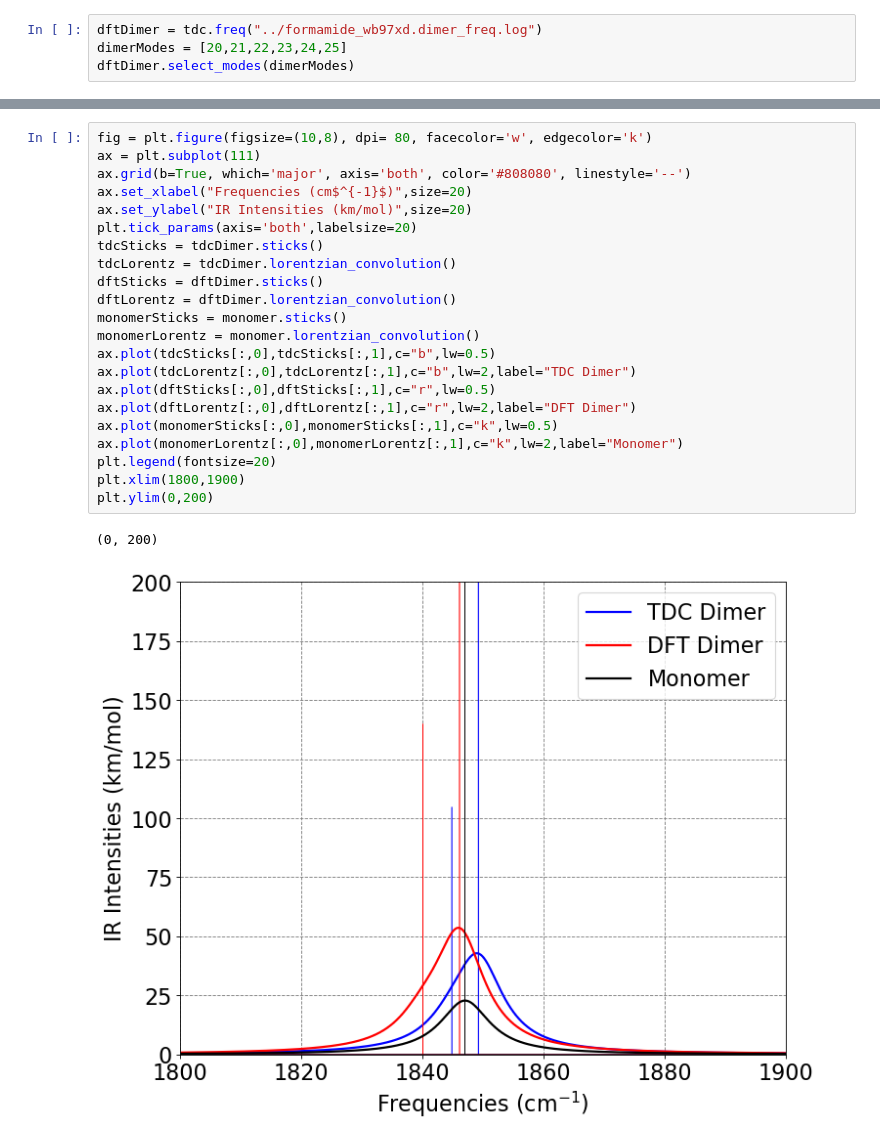
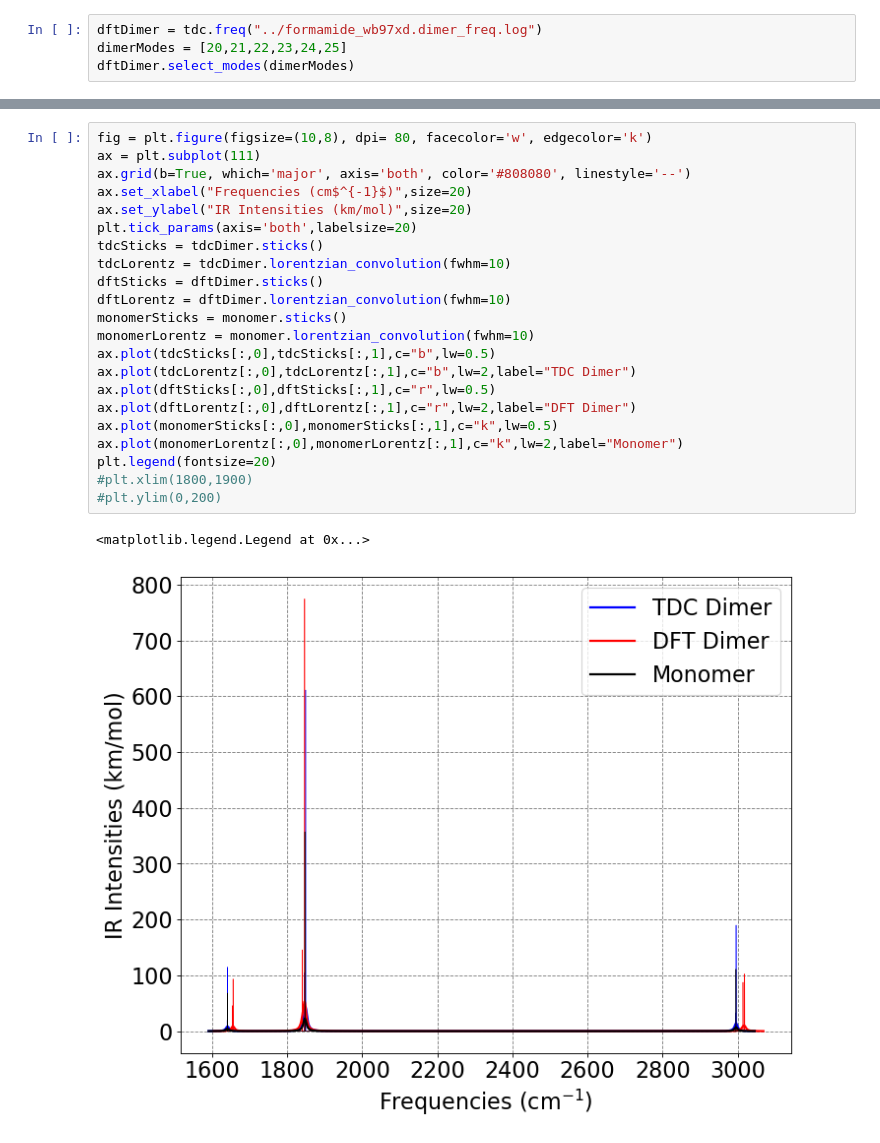
Before and after one commit to mccullaghlab/CHEM573F, a Jupyter notebook: notes/formamide/tdc/formamide_tdc.ipynb, the cells around one changed output, grey strips where cells are left out. Drawn from its saved outputs; the diff is of its cells as text.

```diff
--- a/notes/formamide/tdc/formamide_tdc.ipynb
+++ b/notes/formamide/tdc/formamide_tdc.ipynb
@@ -40,25 +49,25 @@ DFT Dimer IR intensities: [ 44.977   91.9314 139.9487 783.8467  96.8916  94.411
 # %%
 fig = plt.figure(figsize=(10,8), dpi= 80, facecolor='w', edgecolor='k')
 ax = plt.subplot(111)
 ax.grid(b=True, which='major', axis='both', color='#808080', linestyle='--')
 ax.set_xlabel("Frequencies (cm$^{-1}$)",size=20)
 ax.set_ylabel("IR Intensities (km/mol)",size=20)
 plt.tick_params(axis='both',labelsize=20)
 tdcSticks = tdcDimer.sticks()
-tdcLorentz = tdcDimer.lorentzian_convolution()
+tdcLorentz = tdcDimer.lorentzian_convolution(fwhm=10)
 dftSticks = dftDimer.sticks()
-dftLorentz = dftDimer.lorentzian_convolution()
+dftLorentz = dftDimer.lorentzian_convolution(fwhm=10)
 monomerSticks = monomer.sticks()
-monomerLorentz = monomer.lorentzian_convolution()
+monomerLorentz = monomer.lorentzian_convolution(fwhm=10)
 ax.plot(tdcSticks[:,0],tdcSticks[:,1],c="b",lw=0.5)
 ax.plot(tdcLorentz[:,0],tdcLorentz[:,1],c="b",lw=2,label="TDC Dimer")
 ax.plot(dftSticks[:,0],dftSticks[:,1],c="r",lw=0.5)
 ax.plot(dftLorentz[:,0],dftLorentz[:,1],c="r",lw=2,label="DFT Dimer")
 ax.plot(monomerSticks[:,0],monomerSticks[:,1],c="k",lw=0.5)
 ax.plot(monomerLorentz[:,0],monomerLorentz[:,1],c="k",lw=2,label="Monomer")
 plt.legend(fontsize=20)
-plt.xlim(1800,1900)
-plt.ylim(0,200)
+#plt.xlim(1800,1900)
+#plt.ylim(0,200)
 # %% [output]
-(0, 200)
+<matplotlib.legend.Legend at 0x...>
-[figure, old version]
+[figure, new version]
```
Also changed, not shown: parts of 5 cells of this notebook, 4 other files.
